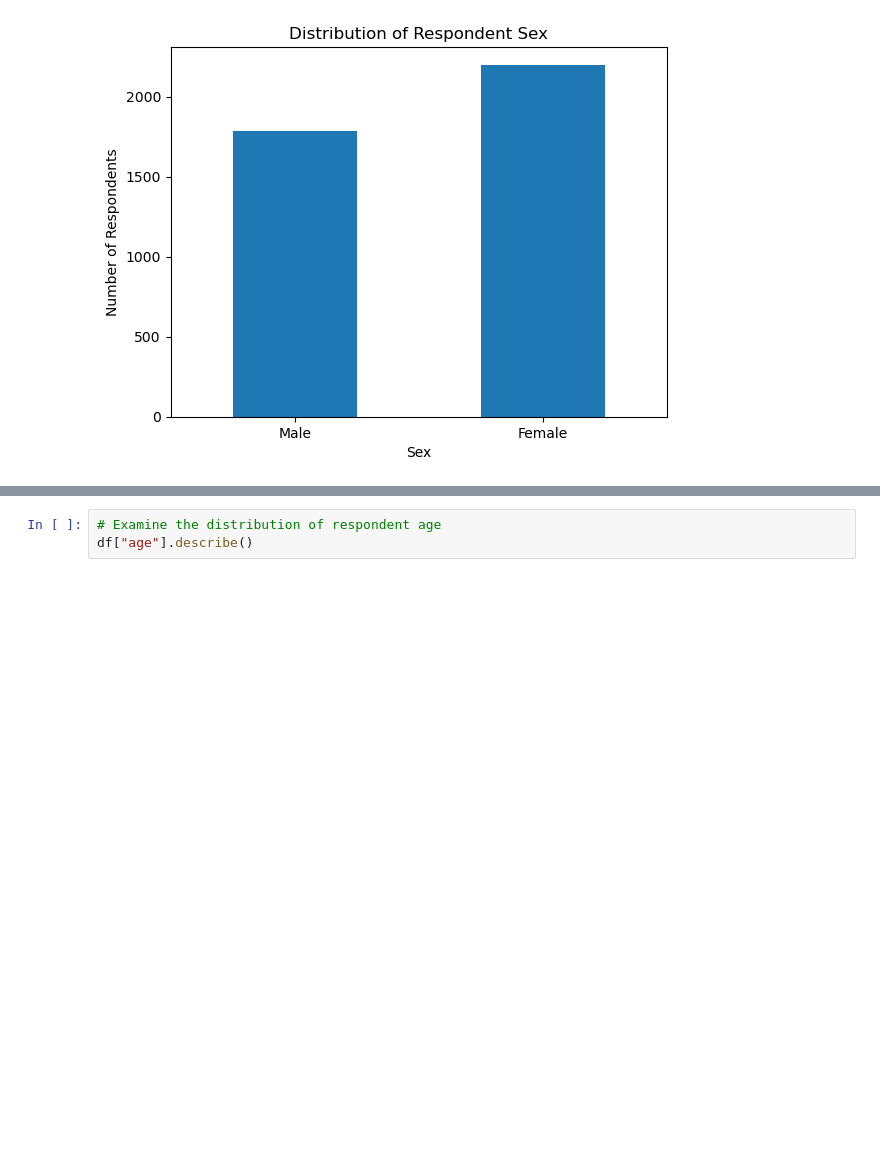
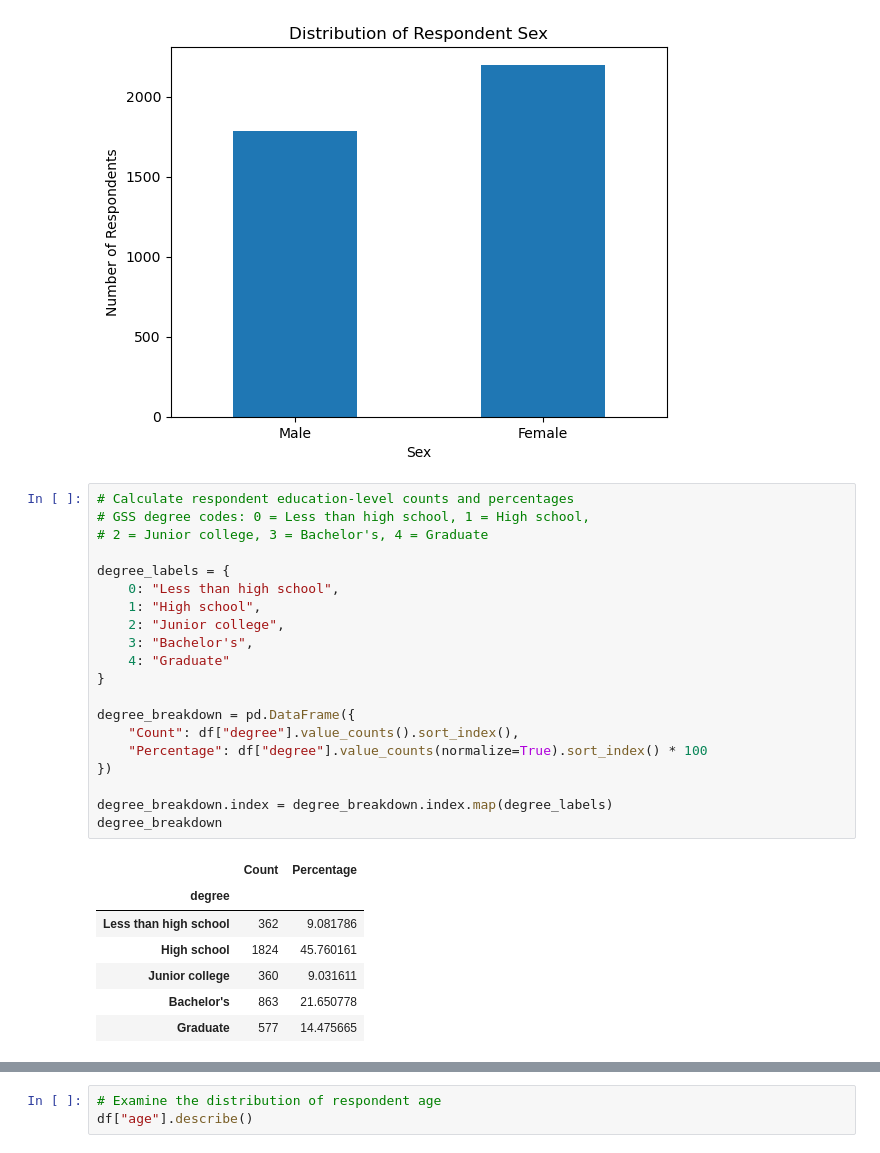
Before and after one commit to Break-Through-Tech/Swytch-2C-predicting-job-satisfaction-from-person-job-fit, a Jupyter notebook: notebooks/baseline_eda.ipynb, the cells around one changed output, grey strips where cells are left out. Drawn from its saved outputs; the diff is of its cells as text; blank space fills up the shorter version.

```diff
--- a/notebooks/baseline_eda.ipynb
+++ b/notebooks/baseline_eda.ipynb
@@ -174,3 +174,31 @@ plt.xticks(rotation=0)
 plt.show()
 # %% [output]
 [figure]
+# %%
+# Calculate respondent education-level counts and percentages
+# GSS degree codes: 0 = Less than high school, 1 = High school,
+# 2 = Junior college, 3 = Bachelor's, 4 = Graduate
+
+degree_labels = {
+    0: "Less than high school",
+    1: "High school",
+    2: "Junior college",
+    3: "Bachelor's",
+    4: "Graduate"
+}
+
+degree_breakdown = pd.DataFrame({
+    "Count": df["degree"].value_counts().sort_index(),
+    "Percentage": df["degree"].value_counts(normalize=True).sort_index() * 100
+})
+
+degree_breakdown.index = degree_breakdown.index.map(degree_labels)
+degree_breakdown
+# %% [output]
+|  | Count | Percentage |
+| degree |  |  |
+| Less than high school | 362 | 9.081786 |
+| High school | 1824 | 45.760161 |
+| Junior college | 360 | 9.031611 |
+| Bachelor's | 863 | 21.650778 |
+| Graduate | 577 | 14.475665 |
```
Also changed, not shown: parts of 7 cells of this notebook.
